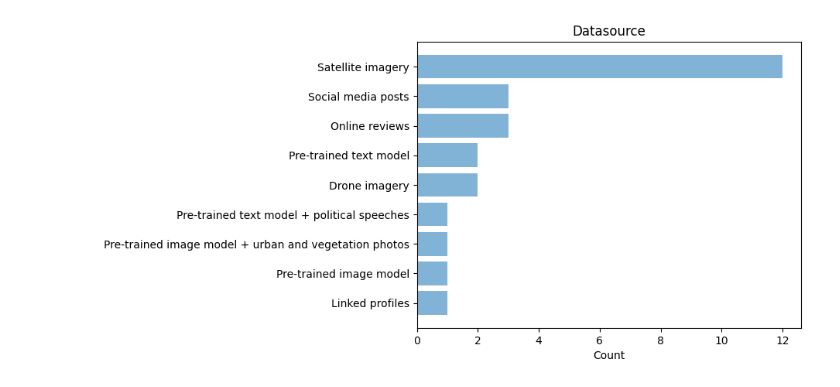
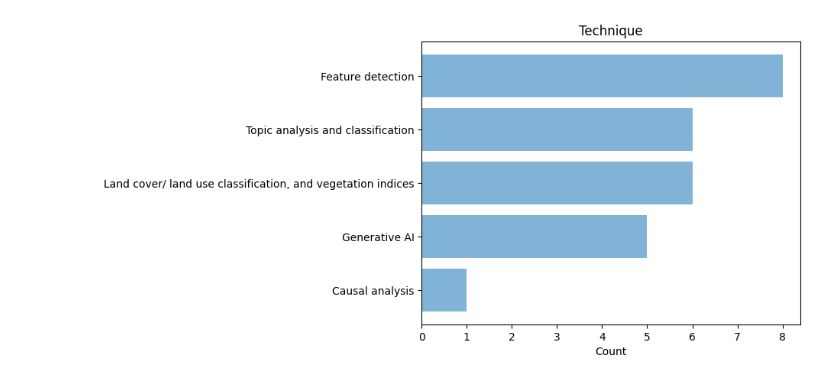
Before and after one commit to UNDP-Accelerator-Labs/AI-map, a Jupyter notebook: notebooks/descriptive_analysis.ipynb, the cells around one changed output. Cells and saved outputs as stored; diff of their text form; code cells hidden in the pictures.

Commit message:
added charts

```diff
--- a/notebooks/descriptive_analysis.ipynb
+++ b/notebooks/descriptive_analysis.ipynb
@@ -13,15 +13,15 @@ data[:5]
 | 3 | Feature detection | Satellite imagery | Pollution and waste management | Dump site detection | Serbia | https://www.undp.org/serbia/blog/... | RBEC | Low accuracy because of lack of t... |
 | 4 | Feature detection | Satellite imagery | Pollution and waste management | Dump site detection | Vietnam | https://www.undp.org/vietnam/blog... | RBAP | NaN |
 # %%
-datasources = data.groupby('Datasource')['Lab'].count().sort_values()
+datasources = data.groupby('Technique')['Lab'].count().sort_values()
 y = np.arange(len(datasources.index))
 values = list(datasources.values)
 
 plt.barh(y, values, align='center', color = '#0468b1', alpha = 0.5)
 plt.yticks(y, list(datasources.index))
 plt.xlabel('Count')
-plt.title('Datasource')
+plt.title('Technique')
 
 plt.show()
 # %% [output]
-[figure, old version]
+[figure, new version]
```
Also changed, not shown: parts of 2 cells of this notebook, 3 other files.
